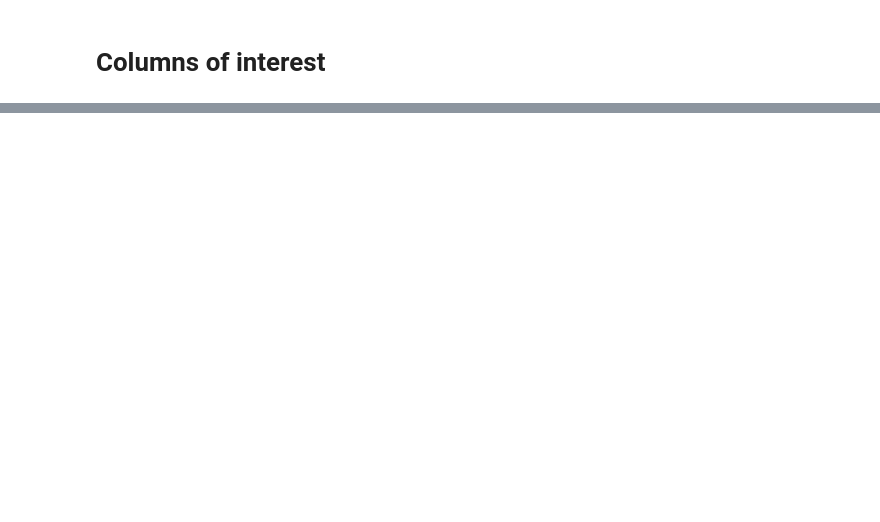
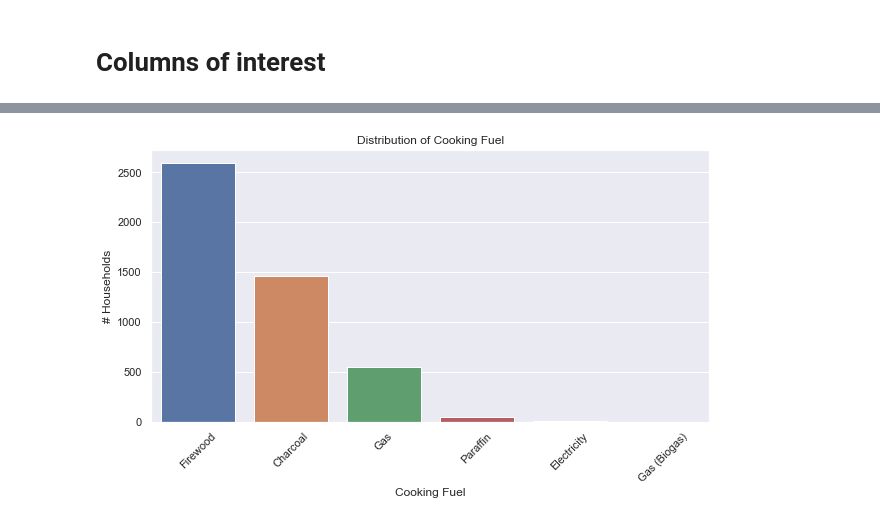
Before and after one commit to whitehackr/solar_tz, a Jupyter notebook: data_and_analysis/survey_review.ipynb, the cells around one changed output, grey strips where cells are left out. Cells and saved outputs as stored; diff of their text form; code cells hidden in the pictures; blank space fills up the shorter version.

```diff
--- a/data_and_analysis/survey_review.ipynb
+++ b/data_and_analysis/survey_review.ipynb
@@ -12,12 +13,12 @@ import modin.pandas as pd
 # determine the relative path of the folder holding the csv files
 folder_path = "./TZA_2020_NPS-R5_v02_M_CSV"
 # %%
-# Initialize an empty dictionary to store the data
+# Initialize an empty dictionary to store the data (household and consumption data specifically)
 data_dict = {}
 
 # Loop through each file in the folder
 for filename in os.listdir(folder_path):
-    if filename.endswith(".csv"):
+    if filename.startswith("hh_") or filename.startswith("consumption_"):
         # Create the variable name (removing the .csv extension)
         var_name = os.path.splitext(filename)[0]
 
@@ -85,0 +142,7 @@ hh_merged
+# %%
+i_hh_energy = data_dict['hh_sec_i'][['y5_hhid','hh_i16','hh_i16_1','hh_i17','hh_i18']].rename(columns = {
+    'hh_i16':'cooking_fuel',
+    'hh_i16_1':'cooking_stove',
+    'hh_i17':'lighting_fuel',
+    'hh_i18':'electricity_source'
+})
@@ -85,0 +184,7 @@ hh_merged
+# %%
+#df['string_column'] = df['code_column'].map(code_to_string)
+i_hh_energy['cooking_fuel'] = i_hh_energy['cooking_fuel'].map(ckfuel_dict)
+i_hh_energy['cooking_stove'] = i_hh_energy['cooking_stove'].map(stove_dict)
+i_hh_energy['lighting_fuel'] = i_hh_energy['lighting_fuel'].map(light_dict)
+i_hh_energy['electricity_source'] = i_hh_energy['electricity_source'].map(elec_dict)
+i_hh_energy
@@ -85,0 +205,16 @@ hh_merged
+# %%
+# Households using certain fuel types
+cooking_fuel_counts = i_hh_energy['cooking_fuel'].value_counts()
+lighting_fuel_counts = i_hh_energy['lighting_fuel'].value_counts()
+electricity_source_counts = i_hh_energy['electricity_source'].value_counts()
+
+# Plot the distribution of cooking fuel
+plt.figure(figsize=(10, 5))
+sns.barplot(x=cooking_fuel_counts.index, y=cooking_fuel_counts.values)
+plt.title('Distribution of Cooking Fuel')
+plt.xticks(rotation=45)
+plt.xlabel('Cooking Fuel')
+plt.ylabel('# Households')
+plt.show()
+# %% [output]
+[figure, added]
```
Also changed, not shown: parts of 22 cells of this notebook.
